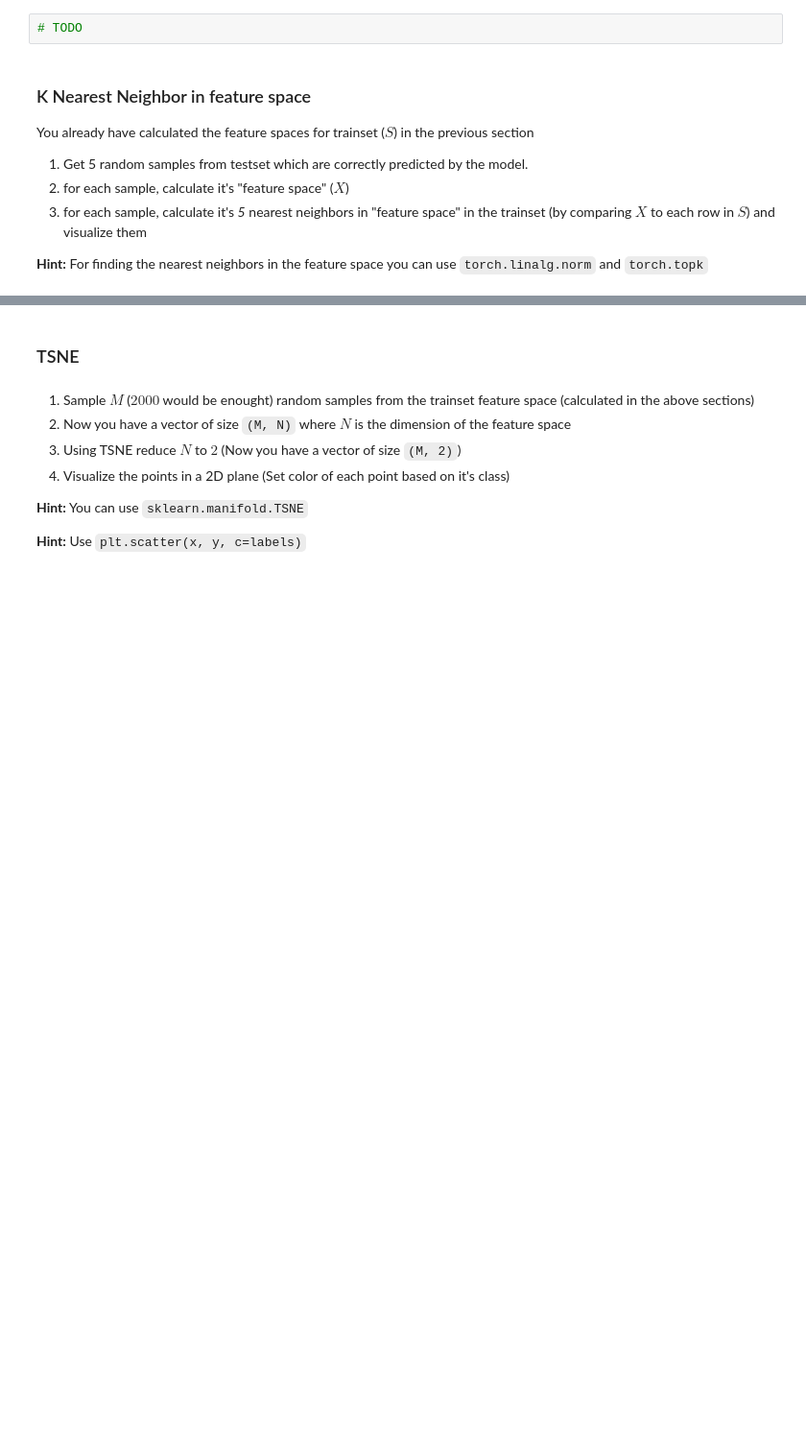
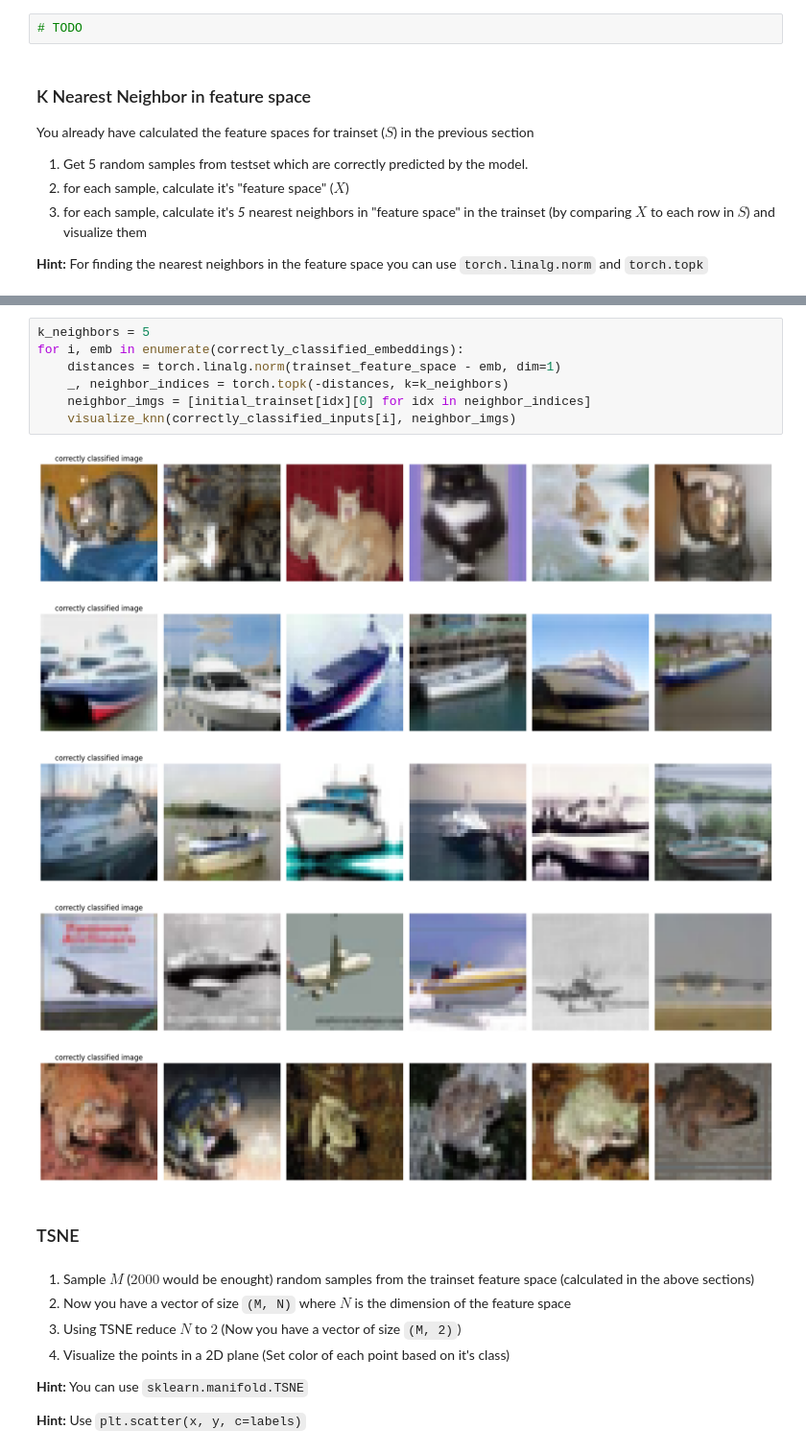
Before and after one commit to sehbeygi79/CIFAR10-Classification-Colorization, a Jupyter notebook: CIFAR10_Classification_And_Colorization.ipynb, the cells around one changed output, grey strips where cells are left out. Shown: that part at 96% size. Drawn from its saved outputs; the diff is of its cells as text; blank space fills up the shorter version.

Commit message:
knn in latent space implemented

```diff
--- a/CIFAR10_Classification_And_Colorization.ipynb
+++ b/CIFAR10_Classification_And_Colorization.ipynb
@@ -767,3 +812,16 @@ You already have calculated the feature spaces for trainset ($S$) in the previou
+# %%
+k_neighbors = 5
+for i, emb in enumerate(correctly_classified_embeddings):
+    distances = torch.linalg.norm(trainset_feature_space - emb, dim=1)
+    _, neighbor_indices = torch.topk(-distances, k=k_neighbors)
+    neighbor_imgs = [initial_trainset[idx][0] for idx in neighbor_indices]
+    visualize_knn(correctly_classified_inputs[i], neighbor_imgs)
+# %% [output]
+[figure, added]
+[figure, added]
+[figure, added]
+[figure, added]
+[figure, added]
 # %% [markdown]
 ### TSNE
 # %% [markdown]
```
Also changed, not shown: parts of 18 cells of this notebook.
